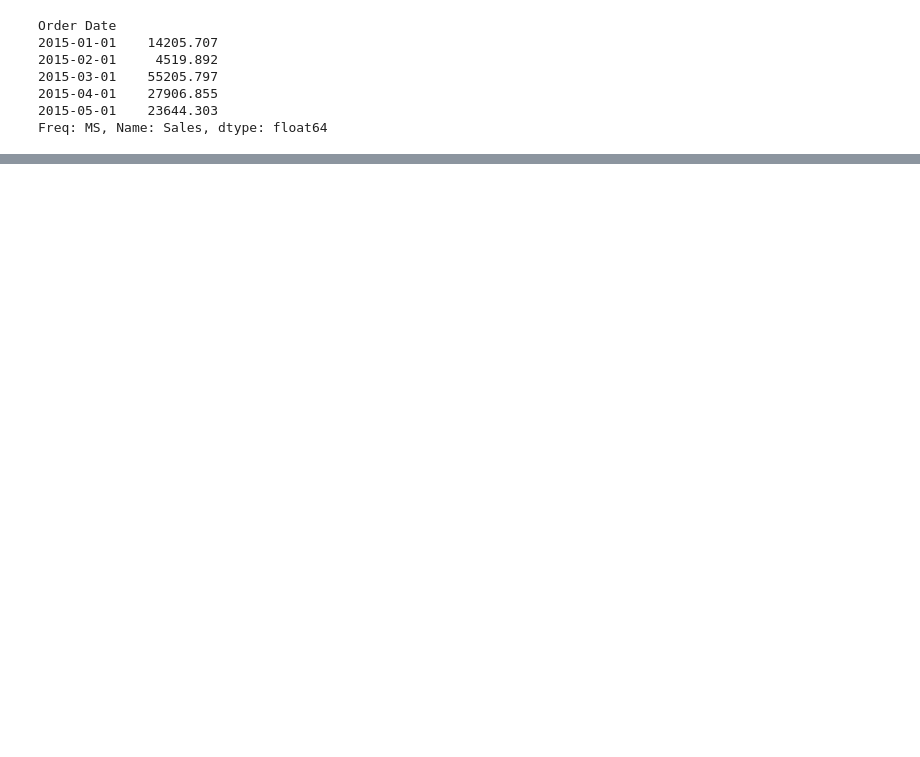
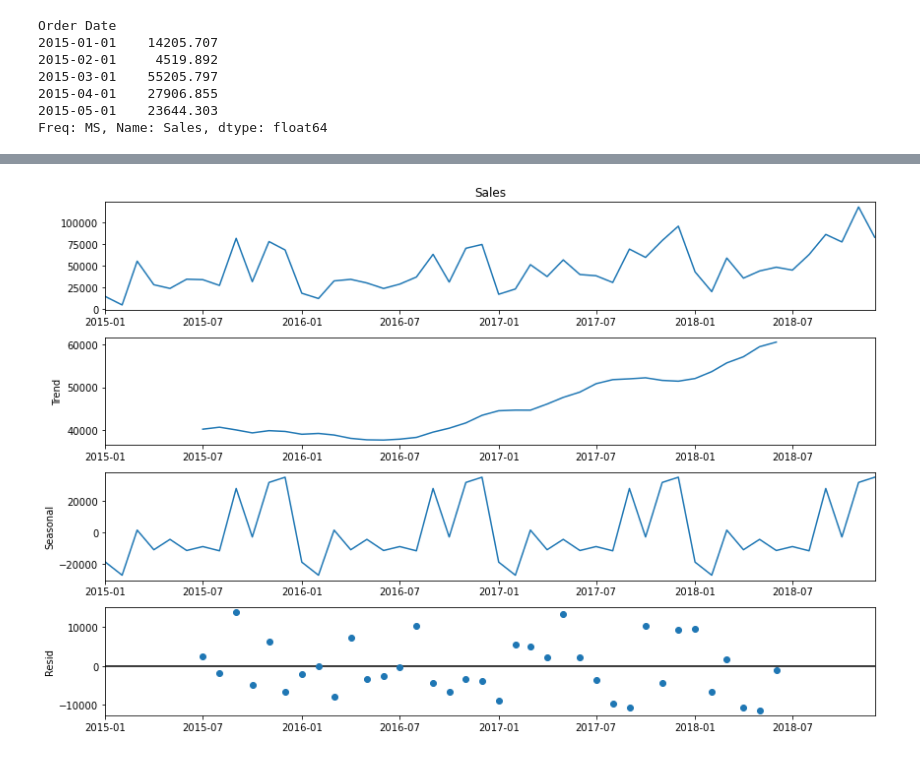
Before and after one commit to mutembeic/FUTURE_ML_01, a Jupyter notebook: notebooks/01_sales_forecasting.ipynb, the cells around one changed output, grey strips where cells are left out. Drawn from its saved outputs; the diff is of its cells as text; code cells hidden in the pictures; blank space fills up the shorter version.

```diff
--- a/notebooks/01_sales_forecasting.ipynb
+++ b/notebooks/01_sales_forecasting.ipynb
@@ -158,0 +187,15 @@ Freq: MS, Name: Sales, dtype: float64
+# %%
+from statsmodels.graphics.tsaplots import plot_acf, plot_pacf
+import statsmodels.api as sm
+
+# Set default figure size
+plt.rcParams['figure.figsize'] = (12, 8)
+
+# Decompose the time series
+decomposition = sm.tsa.seasonal_decompose(monthly_sales, model='additive')
+
+# Plot decomposition
+fig = decomposition.plot()
+plt.show()
+# %% [output]
+[figure, added]
```
Also changed, not shown: parts of 9 cells of this notebook.
